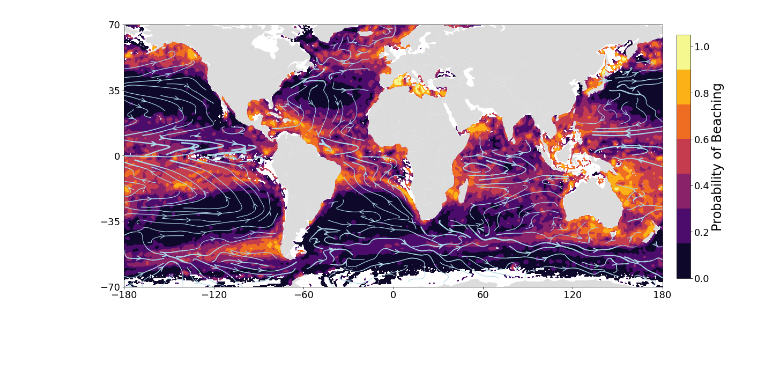
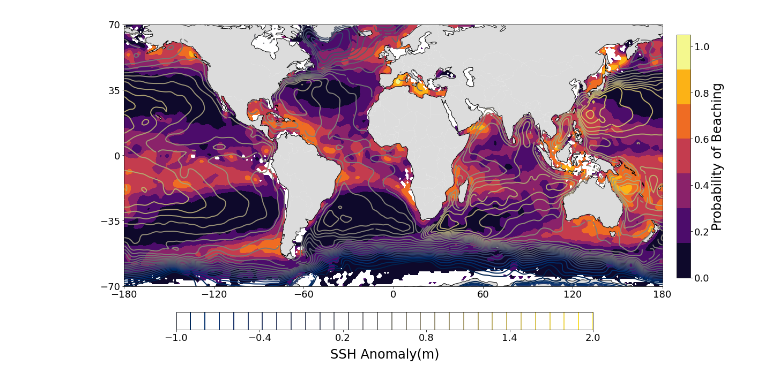
Before and after one commit to GHOpenonic/Global-ocean-beaching-pathways-of-surface-drifters, a Jupyter notebook: wind_connectivity/circulation_figure.ipynb, the cells around one changed output. Cells and saved outputs as stored; diff of their text form; code cells hidden in the pictures; blank space fills up the shorter version.

Commit message:
update to contours

```diff
--- a/wind_connectivity/circulation_figure.ipynb
+++ b/wind_connectivity/circulation_figure.ipynb
@@ -141,0 +89,11 @@ smoothed_v[0] = smoothed_v[[1, 719]].mean(axis=1)
+# %%
+adt_stat_cont_remove = adt_stat.copy()
+adt_stat_cont_remove[adt_stat < -2] = np.nan
+
+# define desired rows and desired cols
+desired_rows = 360
+desired_cols = 180
+# define lat and lon
+lats = np.linspace(-90,90,desired_cols)
+lons = np.linspace(-180, 180, desired_rows)
+plt.contourf(lons, lats, adt_stat_cont_remove.T)
@@ -189,4 +144,5 @@ beach_prob_vals = beach_prob.values
 # %%
+# guassian filter both probability of beaching and ssh
 def nan_gaussian_filter(values, sigma):
     mask = np.isnan(values)
     values_filled = np.where(mask, np.nanmean(values), values)  # Replace NaNs with the mean of non-NaNs
@@ -194,55 +150,59 @@ def nan_gaussian_filter(values, sigma):
     filtered[mask] = np.nan  # Restore NaNs
     return filtered
 
-# Apply the custom Gaussian filter
+# apply filter
 beach_prob_vals_filtered = nan_gaussian_filter(beach_prob_vals, sigma=1.4)
+adt_stat_filtered = nan_gaussian_filter(adt_stat_cont_remove, sigma=2)
 # %%
 # define desired rows and desired cols
-desired_rows = 720
-desired_cols = 360
+desired_rows = 360
+desired_cols = 180
 # define lat and lon
 lats = np.linspace(-90,90,desired_cols)
 lons = np.linspace(-180, 180, desired_rows)
 # %%
 # Load world shapefile
 world = gpd.read_file(gpd.datasets.get_path('naturalearth_lowres'))
 land = world[world['continent'] != 'Antarctica']
 Antarctica = world[world['continent'] == 'Antarctica']
 
-
 # visualize probability of beaching
-fig, (ax1) = plt.subplots(1, 1, figsize=(18, 9),
+fig, ax1 = plt.subplots(1, 1, figsize=(18, 9),
                           subplot_kw={'projection': ccrs.PlateCarree(central_longitude=0)})
 ax1.set_xticks([-180, -120, -60, 0, 60, 120, 180])
 ax1.set_yticks([-70, -35, 0, 35, 70])
 
 cmap = plt.get_cmap('inferno').copy()
 im1 = ax1.contourf(lons, lats, beach_prob_vals_filtered, cmap=cmap,
-                   transform=ccrs.PlateCarree(), vmin=0, vmax=1.0, levels = 6)
+                   transform=ccrs.PlateCarree(), vmin=0, vmax=1.0, levels=6)
 
 ax1.set_extent([-180, 180, -70, 70], crs=ccrs.PlateCarree())
-#ax1.set_title('Probability of Beaching')
-#ax1.set_xlabel('Longitude')
-#ax1.set_ylabel('Latitude')
 
 land.plot(ax=ax1, color='gainsboro', edgecolor='none')
 Antarctica.plot(ax=ax1, color='gainsboro', edgecolor='none')
+ax1.coastlines(color='black')
 ax1.set_aspect('auto')
 
-# Create a colorbar
+# colorbar for probability of beaching
 cbar_ax = fig.add_axes([0.92, 0.15, 0.02, 0.7])  # [left, bottom, width, height]
 cbar = fig.colorbar(im1, cax=cbar_ax, label='Probability of Beaching')
 cbar.set_ticks([0, 0.2, 0.4, 0.6, 0.8, 1.0])
-im1.set_clim(0, 1.0)  # This sets the color limits for the ScalarMappable
+im1.set_clim(0, 1.0)  # Sets the color limits for the ScalarMappable
+
+# plot ssh contours
+contour_levels = np.linspace(-1,2,30)#[-0.25, 0, 0.25, 0.5, 0.75, 1, 1.25, 1.5,1.7,1.8]
+contour = ax1.contour(lons, lats, adt_stat_filtered.T, levels=contour_levels,
+            cmap = 'cividis', linewidths = 2, vmin = -1, vmax = 2)
+
+# colorbar for ssh
+cbar_ax = fig.add_axes([0.2, 0, 0.6, 0.05])  # [left, bottom, width, height]
+cbar = fig.colorbar(contour, cax=cbar_ax, orientation='horizontal')
+cbar.set_label('SSH Anomaly(m)', labelpad=10)
+cbar.set_ticks(np.linspace(-1,2, 6))
+#contour.set_clim(-0.9,1.9)  # Sets the color limits for the ScalarMappable
 
 
-# Plot wind vectors
-linewidth = 1 + 15 * np.sqrt(smoothed_u.values**2 + smoothed_v.values**2) / np.sqrt(np.nanmax(smoothed_u.values)**2 + np.nanmax(smoothed_v.values)**2)
-wind_q_global = ax1.streamplot(lons, lats, smoothed_u.values, smoothed_v.values, color='lightblue',
-                               linewidth=linewidth, density = 2, arrowsize = 2, arrowstyle = '->')
-#plt.savefig('prob_beach_winds.png', dpi=300)
-#
-# Show the plot
+#plt.savefig('prob_beach_ssh.png', dpi=300)
 plt.show()
 # %% [output]
-[figure, old version]
+[figure, new version]
```
Also changed, not shown: parts of 17 cells of this notebook.
